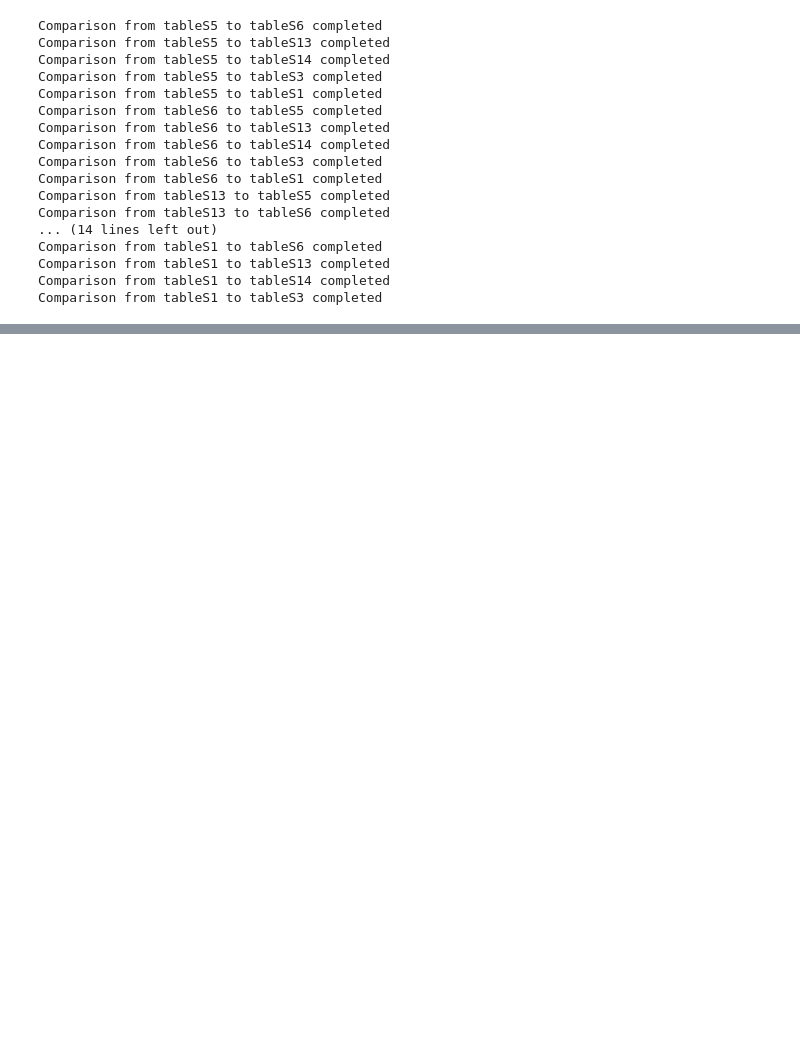
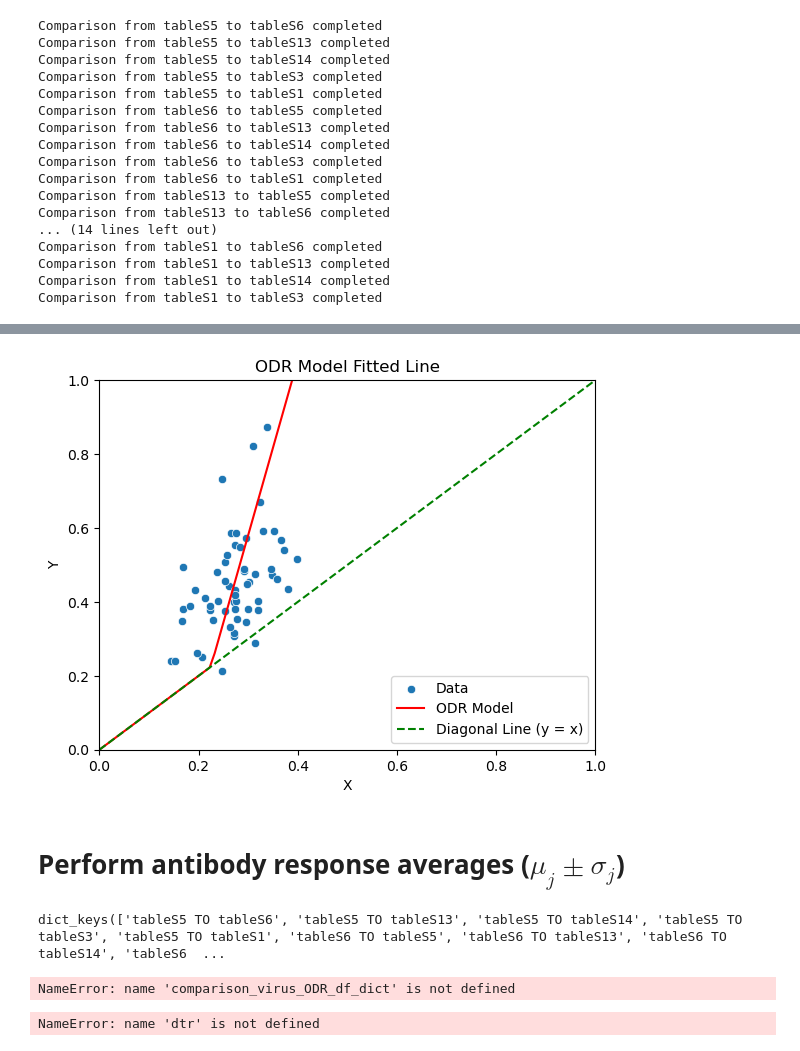
Before and after one commit to nick33333/einav_lab_work, a Jupyter notebook: Nicks_stuff/my_main_func.ipynb, the cells around one changed output, grey strips where cells are left out. Saved outputs shown, nothing was run; the diff lists cells and outputs as text; code cells hidden in the pictures; blank space fills up the shorter version.

```diff
--- a/Nicks_stuff/my_main_func.ipynb
+++ b/Nicks_stuff/my_main_func.ipynb
@@ -503,0 +687,70 @@ for idx, source_table in enumerate(table_list):
+# %%
+def worst_case_error(RMSE, odr_model, fitted_params):
+    '''
+    Assume that RMSE is a list or array
+    '''
+    output = []
+    for idx in range(len(RMSE)):
+        odr_value = odr_model(fitted_params, RMSE[idx])
+        output.append(max(RMSE[idx], odr_value))
+    return output
+# %%
+import seaborn as sns
+import matplotlib.pyplot as plt
+
+# Define your ODR model function (as previously defined)
+def odr_model(params, x):
+    a, b = params
+    return a * x + b
+
+# Create a range of x values for your plot
+x_values = np.linspace(0, 1, 100)
+# Calculate the predicted y values for the x values using the fitted parameters
+y_values = worst_case_error(x_values, odr_model, fitted_params)
+
+# Create a scatter plot of your data using Seaborn
+sns.scatterplot(x=x_data, y=y_data, label="Data")
+
+# Add the ODR model line to the plot
+sns.lineplot(x=x_values, y=y_values, label="ODR Model", color='red')
+
+# Set labels, title, and legend
+plt.xlabel("X")
+plt.ylabel("Y")
+plt.title("ODR Model Fitted Line")
+plt.legend()
+plt.xlim(0, 1)
+plt.ylim(0, 1)
+
+sns.lineplot(x=[0, 1], y=[0, 1], label="Diagonal Line (y = x)", linestyle='--', color='green')
+
+# Display the plot
+plt.show()
+# %% [output]
+[figure, added]
+# %% [markdown]
+# Perform antibody response averages ($\mu_{j} \pm \sigma_{j}$)
+# %%
+comparison_virus_ODR_df_dict.keys()
+# %% [output]
+dict_keys(['tableS5 TO tableS6', 'tableS5 TO tableS13', 'tableS5 TO tableS14', 'tableS5 TO tableS3', 'tableS5 TO tableS1', 'tableS6 TO tableS5', 'tableS6 TO tableS13', 'tableS6 TO tableS14', 'tableS6  ...
+# %%
+df, odr_model, fitted_params = comparison_virus_ODR_df_dict['tableS13 TO tableS14']['A/AUCKLAND/5/96']
+comparison_dict['tableS13 TO tableS14']['A/AUCKLAND/5/96'] # Contains list of 5 best trees
+# Will need to extract: dtr, RMSE, cross_RMSE, virus_col_sel, feature_t, cross_pred_t, comparison_name
+for tree_list in comparison_dict['tableS13 TO tableS14']['A/AUCKLAND/5/96']:
+    dtr, RMSE, cross_RMSE, virus_col_sel, feature_t, cross_pred_t, comparison_name = tree_list
+    '''
+    LEFT OFF HERE:
+    - On prediction data, will need to undo:
+        1.) Mean centering
+        2.) Log10 transform
+    '''
+    print(10**(cross_pred_t))
+    print()
+# %% [output]
+NameError: name 'comparison_virus_ODR_df_dict' is not defined
+# %%
+dtr
+# %% [output]
+NameError: name 'dtr' is not defined
```
Also changed, not shown: parts of 15 cells of this notebook.
